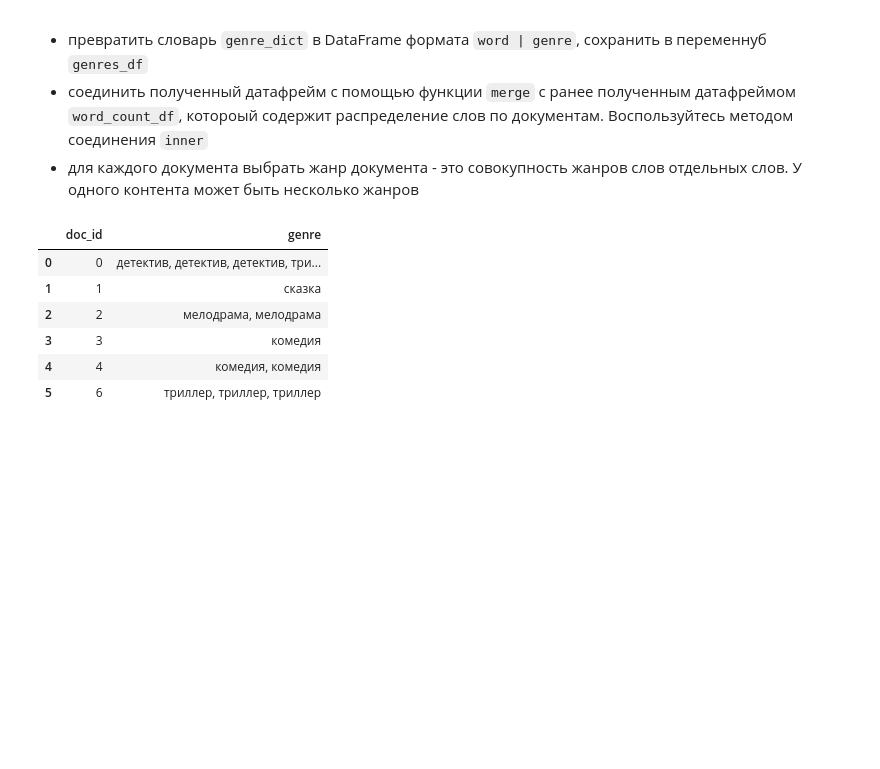
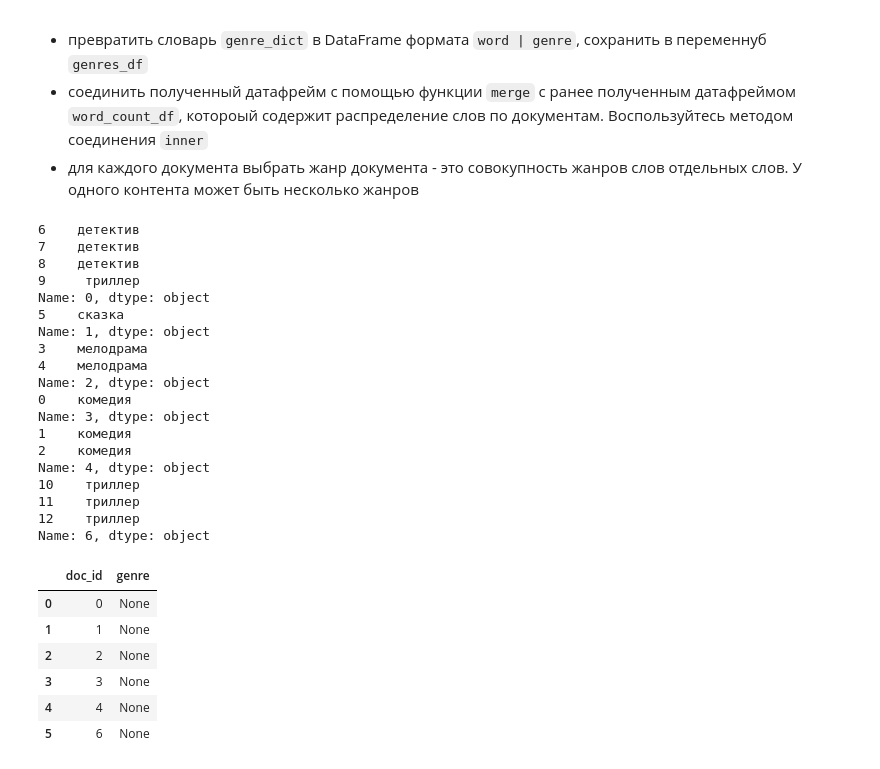
Before and after one commit to scomarae/SkillBox, a Jupyter notebook: Работа_со_строками_Домашняя_работа.ipynb, the cells around one changed output. Cells and saved outputs as stored; diff of their text form; code cells hidden in the pictures; blank space fills up the shorter version.

```diff
--- a/Работа_со_строками_Домашняя_работа.ipynb
+++ b/Работа_со_строками_Домашняя_работа.ipynb
@@ -139,26 +151,47 @@ reg_comp.findall(raw_text)
 # %%
 import itertools
 import pandas as pd
 
 genre_dict = {
     'комедия': ['сатирический', 'авантюрный', 'забавный'],
     'мелодрама': ['выбор', 'позор'],
     'сказка': ['приключения', 'милый', 'семейный'],
     'детектив': ['тайна', 'разгадать', 'загадочный'],
     'триллер': ['ужас', 'зловещий', 'нерв']
 }
 
 nested_g = [[(i, j) for j in genre_dict[i]] for i in genre_dict]
 flatten_g = list(itertools.chain(*nested_g))
 genres_df = pd.DataFrame(flatten_g, columns=['genre', 'word'])
 
-genres_df.merge(word_count_df, on='word', how='inner').groupby('doc_id')['genre'].apply(lambda x: ', '.join(x)).reset_index()
-# как тут проверку добавить, чтобы уже имеющиеся слова не входили в строку?
+def f(x):
+  print(x)
+genres_df.merge(word_count_df, on='word', how='inner').groupby('doc_id')['genre'].apply(f).reset_index()
+# вот со словом понятно, как работать, а строку как передать... для проверки и джойна...
 # %% [output]
+6    детектив
+7    детектив
+8    детектив
+9     триллер
+Name: 0, dtype: object
+5    сказка
+Name: 1, dtype: object
+3    мелодрама
+4    мелодрама
+Name: 2, dtype: object
+0    комедия
+Name: 3, dtype: object
+1    комедия
+2    комедия
+Name: 4, dtype: object
+10    триллер
+11    триллер
+12    триллер
+Name: 6, dtype: object
 |  | doc_id | genre |
-| 0 | 0 | детектив, детектив, детектив, три... |
-| 1 | 1 | сказка |
-| 2 | 2 | мелодрама, мелодрама |
-| 3 | 3 | комедия |
-| 4 | 4 | комедия, комедия |
-| 5 | 6 | триллер, триллер, триллер |
+| 0 | 0 | None |
+| 1 | 1 | None |
+| 2 | 2 | None |
+| 3 | 3 | None |
+| 4 | 4 | None |
+| 5 | 6 | None |
```
Also changed, not shown: parts of 1 cell of this notebook.
